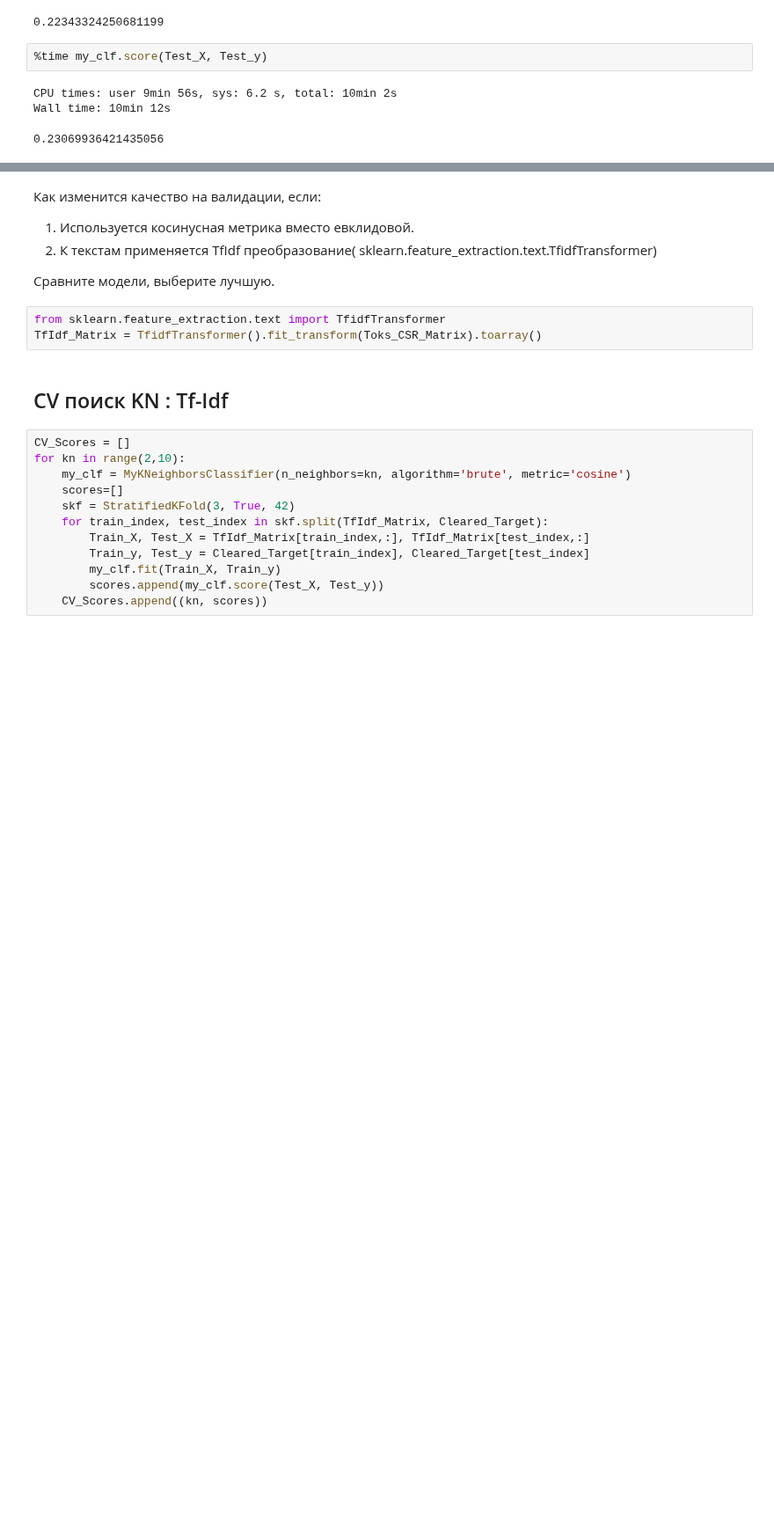
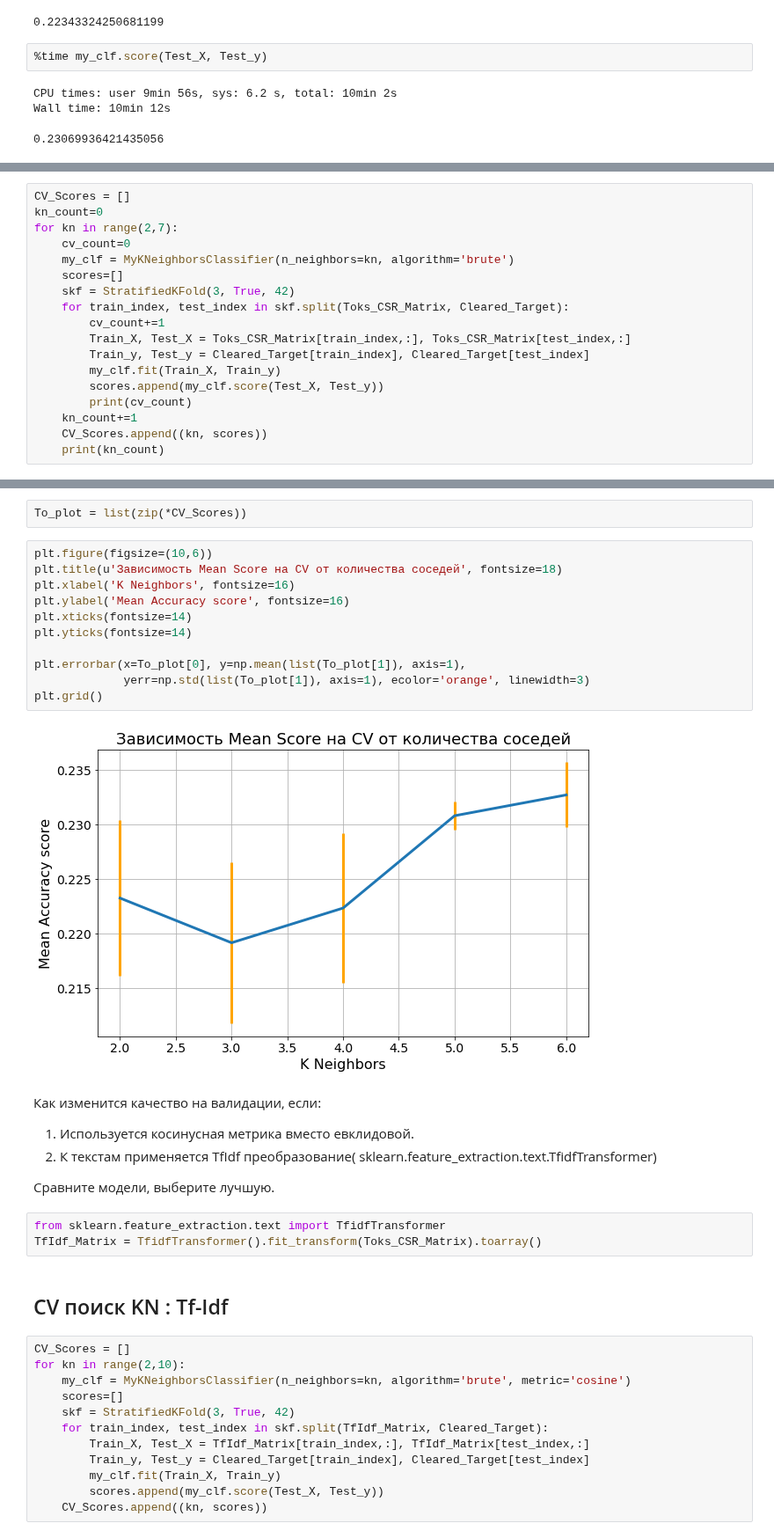
Before and after one commit to forward469/MSU_DM_autumn_2019, a Jupyter notebook: poimanov_hw1.ipynb, the cells around one changed output, grey strips where cells are left out. Shown at 88% size. Drawn from its saved outputs; the diff is of its cells as text; blank space fills up the shorter version.

```diff
--- a/poimanov_hw1.ipynb
+++ b/poimanov_hw1.ipynb
@@ -451,0 +459,18 @@ Wall time: 10min 12s
+# %%
+CV_Scores = []
+kn_count=0
+for kn in range(2,7):
+    cv_count=0
+    my_clf = MyKNeighborsClassifier(n_neighbors=kn, algorithm='brute')
+    scores=[]
+    skf = StratifiedKFold(3, True, 42)
+    for train_index, test_index in skf.split(Toks_CSR_Matrix, Cleared_Target):
+        cv_count+=1
+        Train_X, Test_X = Toks_CSR_Matrix[train_index,:], Toks_CSR_Matrix[test_index,:]
+        Train_y, Test_y = Cleared_Target[train_index], Cleared_Target[test_index]
+        my_clf.fit(Train_X, Train_y)
+        scores.append(my_clf.score(Test_X, Test_y))
+        print(cv_count)
+    kn_count+=1
+    CV_Scores.append((kn, scores))
+    print(kn_count)
@@ -452,3 +507,18 @@ Wall time: 10min 12s
+# %%
+To_plot = list(zip(*CV_Scores))
+# %%
+plt.figure(figsize=(10,6))
+plt.title(u'Зависимость Mean Score на CV от количества соседей', fontsize=18)
+plt.xlabel('K Neighbors', fontsize=16)
+plt.ylabel('Mean Accuracy score', fontsize=16)
+plt.xticks(fontsize=14)
+plt.yticks(fontsize=14)
+
+plt.errorbar(x=To_plot[0], y=np.mean(list(To_plot[1]), axis=1),
+             yerr=np.std(list(To_plot[1]), axis=1), ecolor='orange', linewidth=3)
+plt.grid()
+# %% [output]
+[figure, added]
 # %% [markdown]
 Как изменится качество на валидации, если:
 
```
Also changed, not shown: parts of 4 cells of this notebook.
